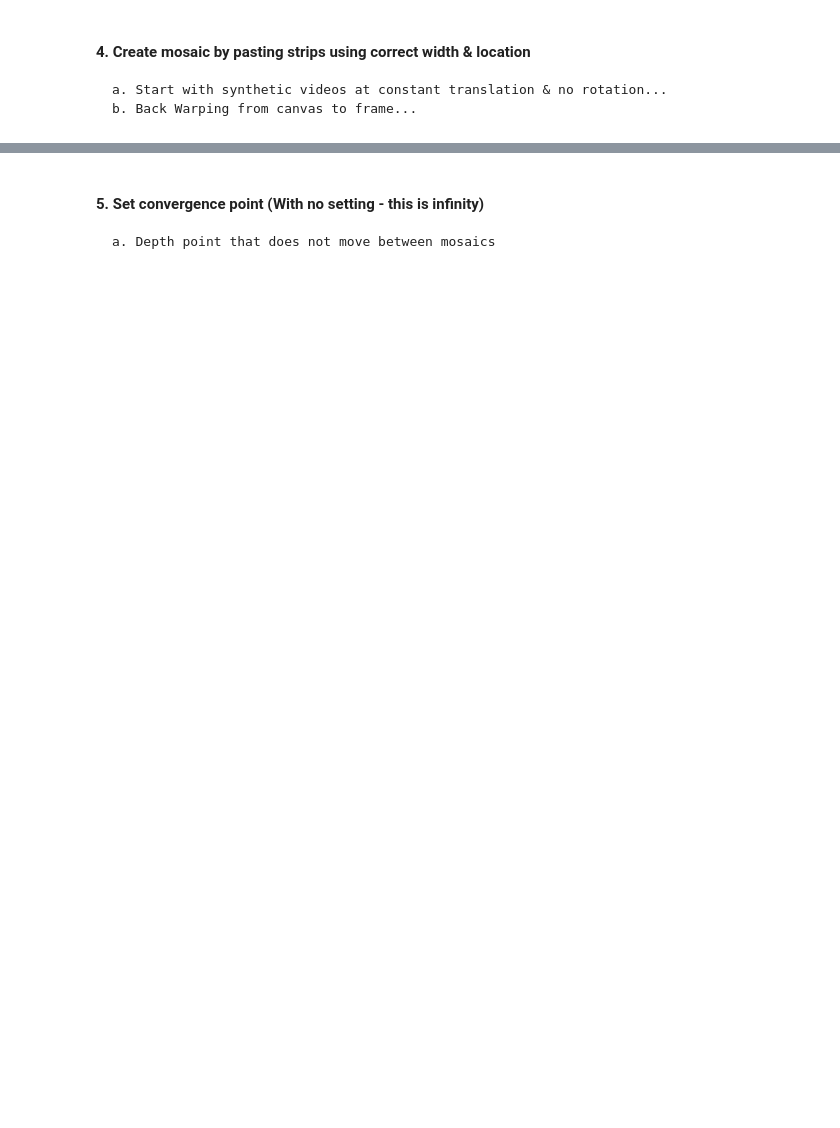
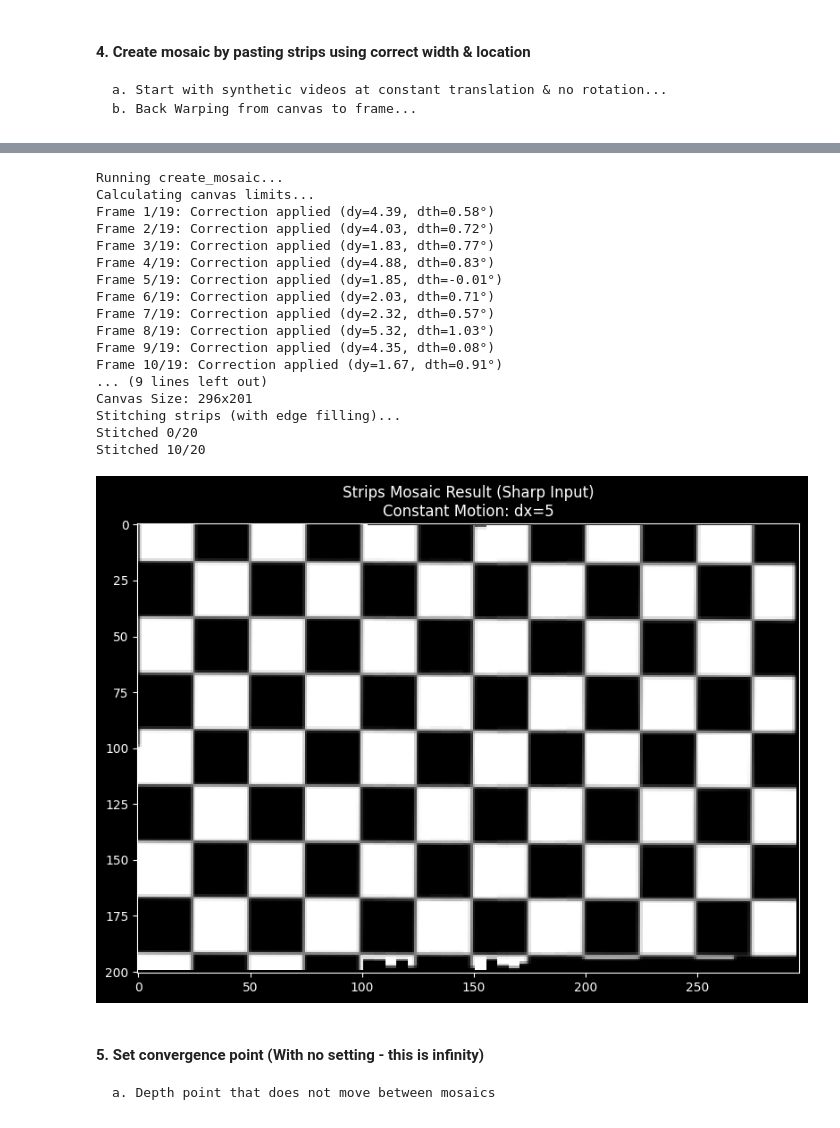
Before and after one commit to ronlevin1/Stereo_Mosaic, a Jupyter notebook: playground.ipynb, the cells around one changed output, grey strips where cells are left out. Cells and saved outputs as stored; diff of their text form; code cells hidden in the pictures; blank space fills up the shorter version.

```diff
--- a/playground.ipynb
+++ b/playground.ipynb
@@ -416,3 +519,35 @@ Stitched 10/20
+# %%
+# 2. Run the Mosaic Stitching
+print("Running create_mosaic...")
+# Note: border_cut is just passed to alignment, assuming your alignment works well on this
+panorama = ex4.create_mosaic(noisy_frames, step_size=16, border_cut=15)
+
+# 3. Visualization
+plt.figure(figsize=(15, 6))
+# Using interpolation='nearest' to see the pixels clearly without smoothing
+plt.imshow(panorama, cmap='gray', interpolation='nearest')
+plt.title(f"Strips Mosaic Result (Sharp Input)\nConstant Motion: dx={dx}")
+plt.tight_layout()
+plt.show()
+# %% [output]
+Running create_mosaic...
+Calculating canvas limits...
+Frame 1/19: Correction applied (dy=4.39, dth=0.58°)
+Frame 2/19: Correction applied (dy=4.03, dth=0.72°)
+Frame 3/19: Correction applied (dy=1.83, dth=0.77°)
+Frame 4/19: Correction applied (dy=4.88, dth=0.83°)
+Frame 5/19: Correction applied (dy=1.85, dth=-0.01°)
+Frame 6/19: Correction applied (dy=2.03, dth=0.71°)
+Frame 7/19: Correction applied (dy=2.32, dth=0.57°)
+Frame 8/19: Correction applied (dy=5.32, dth=1.03°)
+Frame 9/19: Correction applied (dy=4.35, dth=0.08°)
+Frame 10/19: Correction applied (dy=1.67, dth=0.91°)
+... (9 lines left out)
+Canvas Size: 296x201
+Stitching strips (with edge filling)...
+Stitched 0/20
+Stitched 10/20
+[figure, added]
 # %% [markdown]
 #### 5. Set convergence point (With no setting - this is infinity)
     a. Depth point that does not move between mosaics
```
Also changed, not shown: parts of 5 cells of this notebook, 1 other file.
